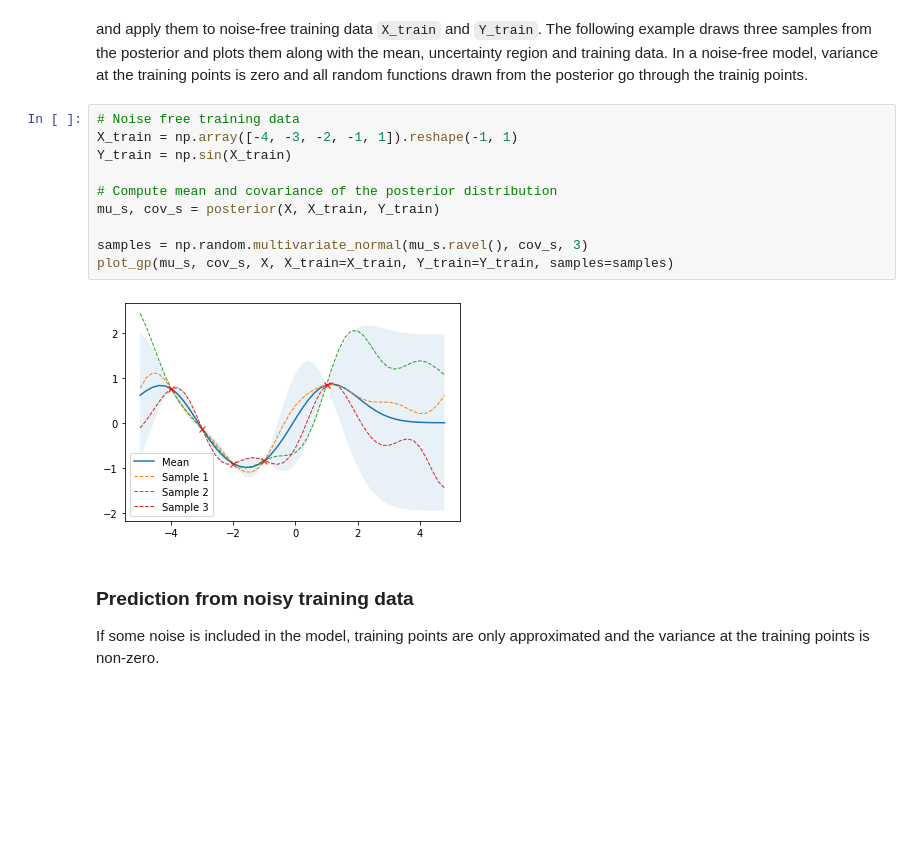
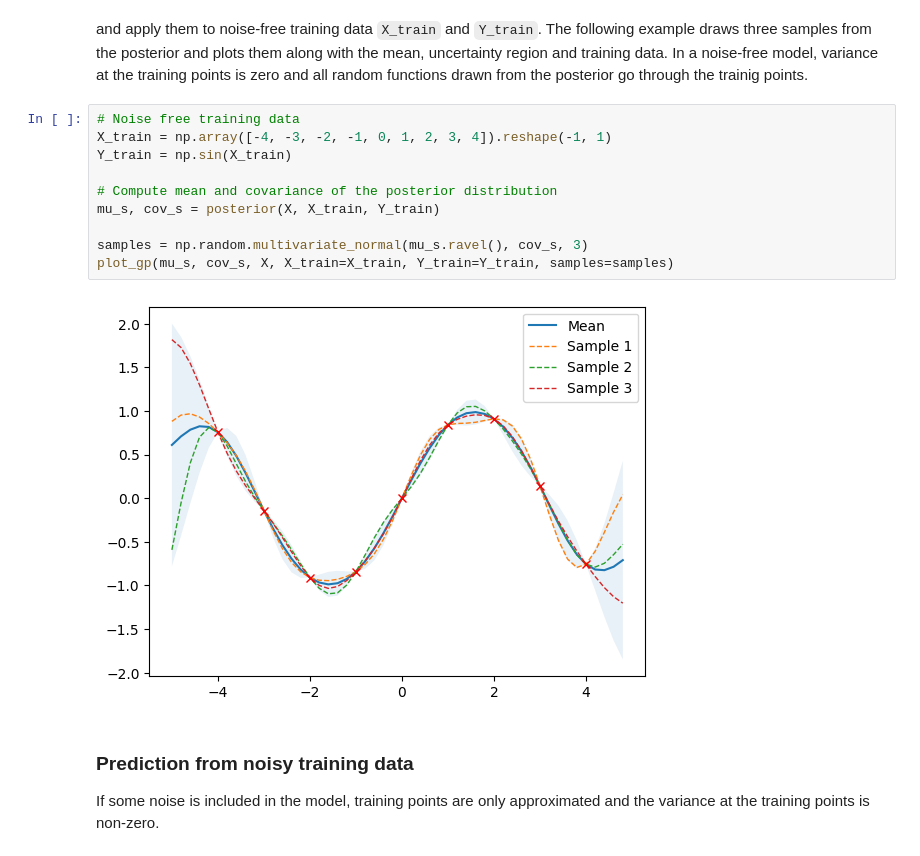
Before and after one commit to Ruoyan0103/Google_colab, a Jupyter notebook: gaussian-processes/gaussian_processes.ipynb, the cells around one changed output. Drawn from its saved outputs; the diff is of its cells as text; blank space fills up the shorter version.

```diff
--- a/gaussian-processes/gaussian_processes.ipynb
+++ b/gaussian-processes/gaussian_processes.ipynb
@@ -199,16 +182,16 @@ def posterior(X_s, X_train, Y_train, l=1.0, sigma_f=1.0, sigma_y=1e-8):
 and apply them to noise-free training data `X_train` and `Y_train`. The following example draws three samples from the posterior and plots them along with the mean, uncertainty region and training data. In a noise-free model, variance at the training points is zero and all random functions drawn from the posterior go through the trainig points.
 # %%
 # Noise free training data
-X_train = np.array([-4, -3, -2, -1, 1]).reshape(-1, 1)
+X_train = np.array([-4, -3, -2, -1, 0, 1, 2, 3, 4]).reshape(-1, 1)
 Y_train = np.sin(X_train)
 
 # Compute mean and covariance of the posterior distribution
 mu_s, cov_s = posterior(X, X_train, Y_train)
 
 samples = np.random.multivariate_normal(mu_s.ravel(), cov_s, 3)
 plot_gp(mu_s, cov_s, X, X_train=X_train, Y_train=Y_train, samples=samples)
 # %% [output]
-[figure, old version]
+[figure, new version]
 # %% [markdown]
 ### Prediction from noisy training data
 
```
Also changed, not shown: parts of 9 cells of this notebook.
